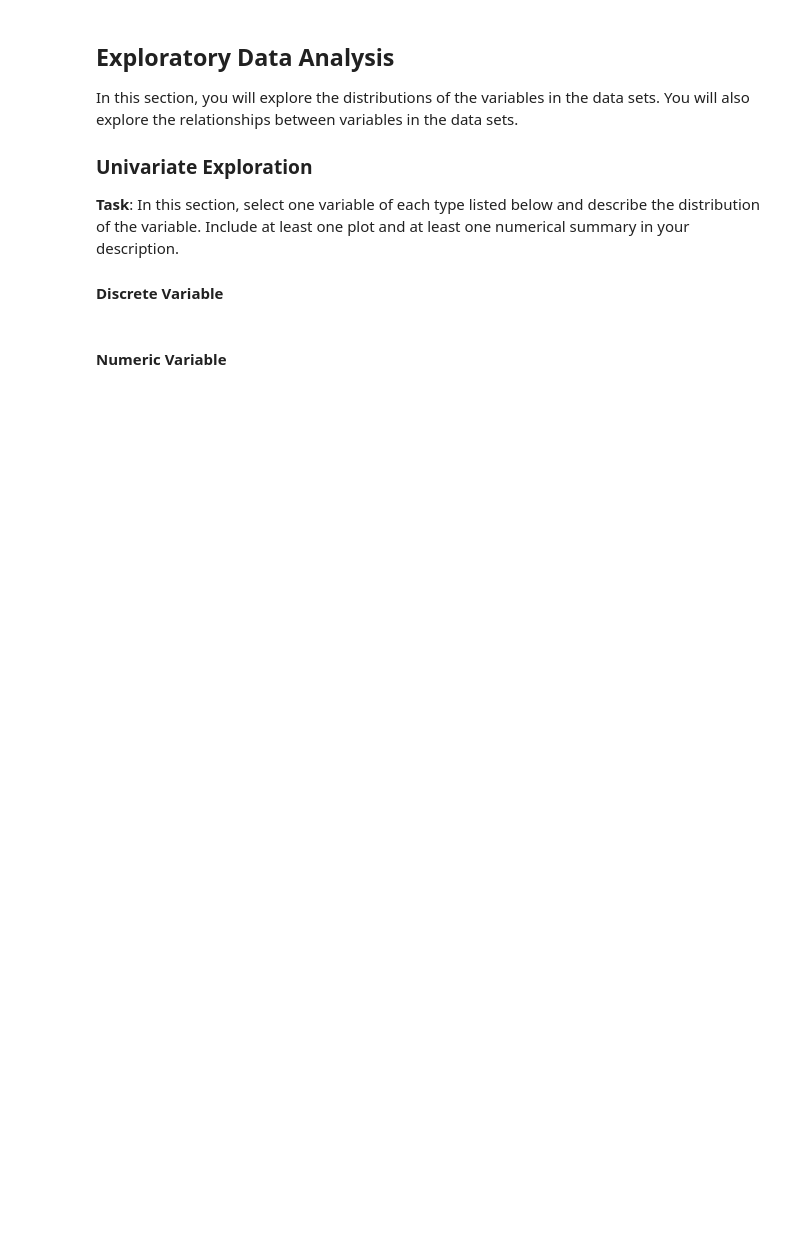
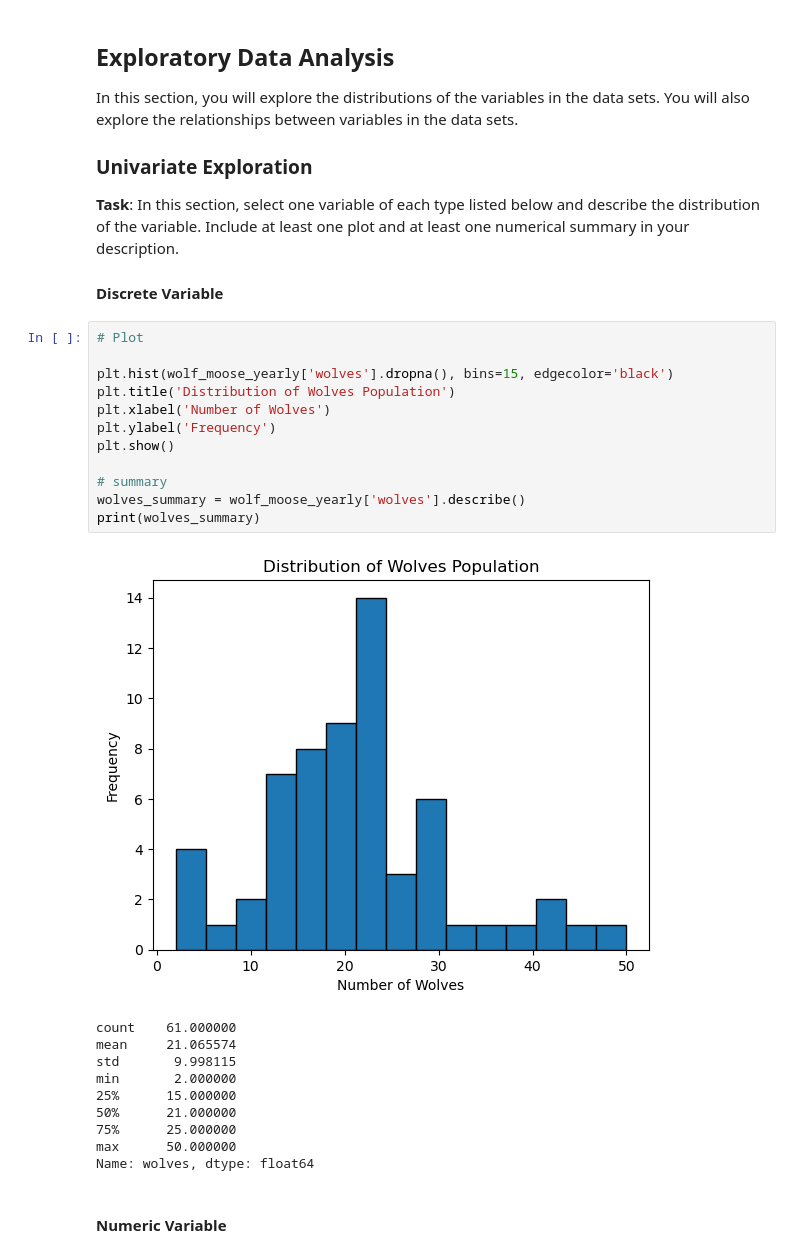
Before and after one commit to zhuol0129/final-project-ZL, a Jupyter notebook: final_project.ipynb, the cells around one changed output. Saved outputs shown, nothing was run; the diff lists cells and outputs as text; blank space fills up the shorter version.

```diff
--- a/final_project.ipynb
+++ b/final_project.ipynb
@@ -68,5 +247,28 @@ In this section, you will explore the distributions of the variables in the data
 **Task**: In this section, select one variable of each type listed below and describe the distribution of the variable. Include at least one plot and at least one numerical summary in your description.
 
 #### Discrete Variable
+# %%
+# Plot
+
+plt.hist(wolf_moose_yearly['wolves'].dropna(), bins=15, edgecolor='black')
+plt.title('Distribution of Wolves Population')
+plt.xlabel('Number of Wolves')
+plt.ylabel('Frequency')
+plt.show()
+
+# summary
+wolves_summary = wolf_moose_yearly['wolves'].describe()
+print(wolves_summary)
+# %% [output]
+[figure, added]
+count    61.000000
+mean     21.065574
+std       9.998115
+min       2.000000
+25%      15.000000
+50%      21.000000
+75%      25.000000
+max      50.000000
+Name: wolves, dtype: float64
 # %% [markdown]
 #### Numeric Variable
```
Also changed, not shown: parts of 22 cells of this notebook.
